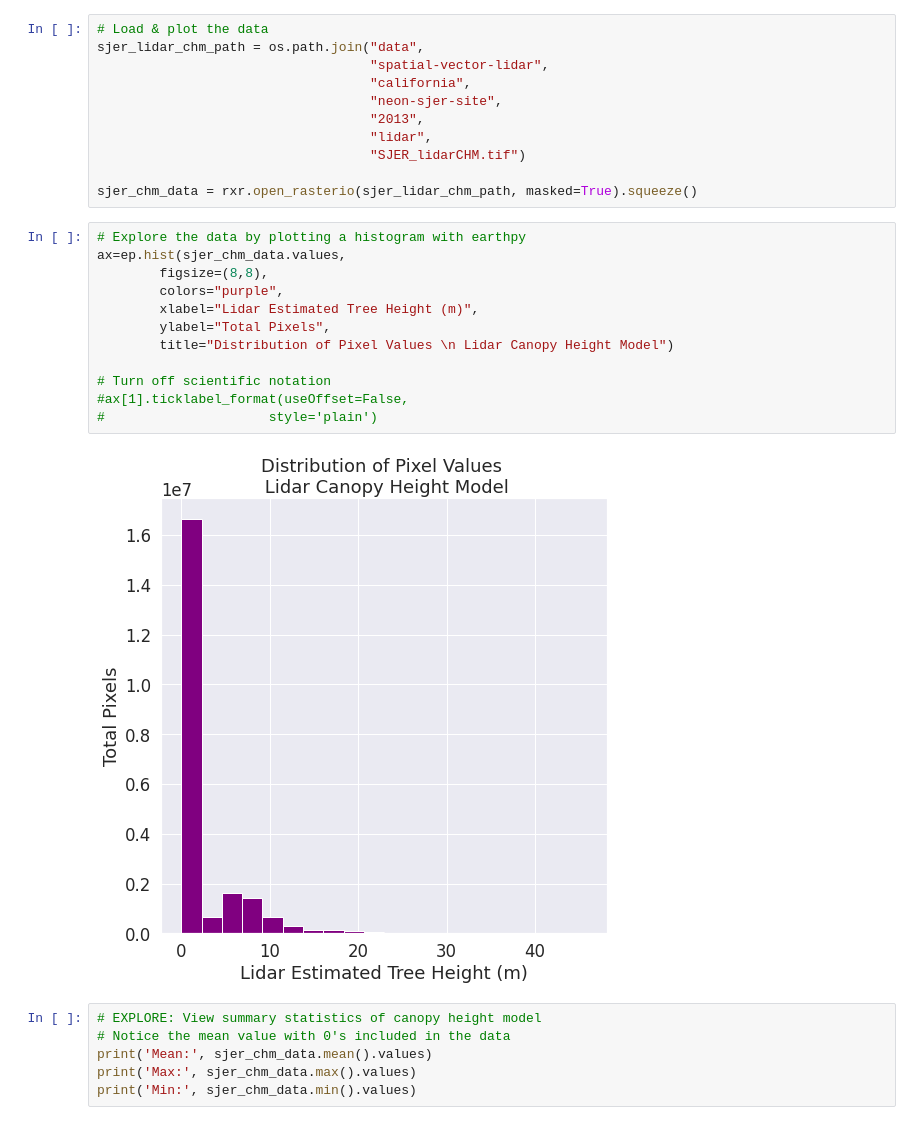
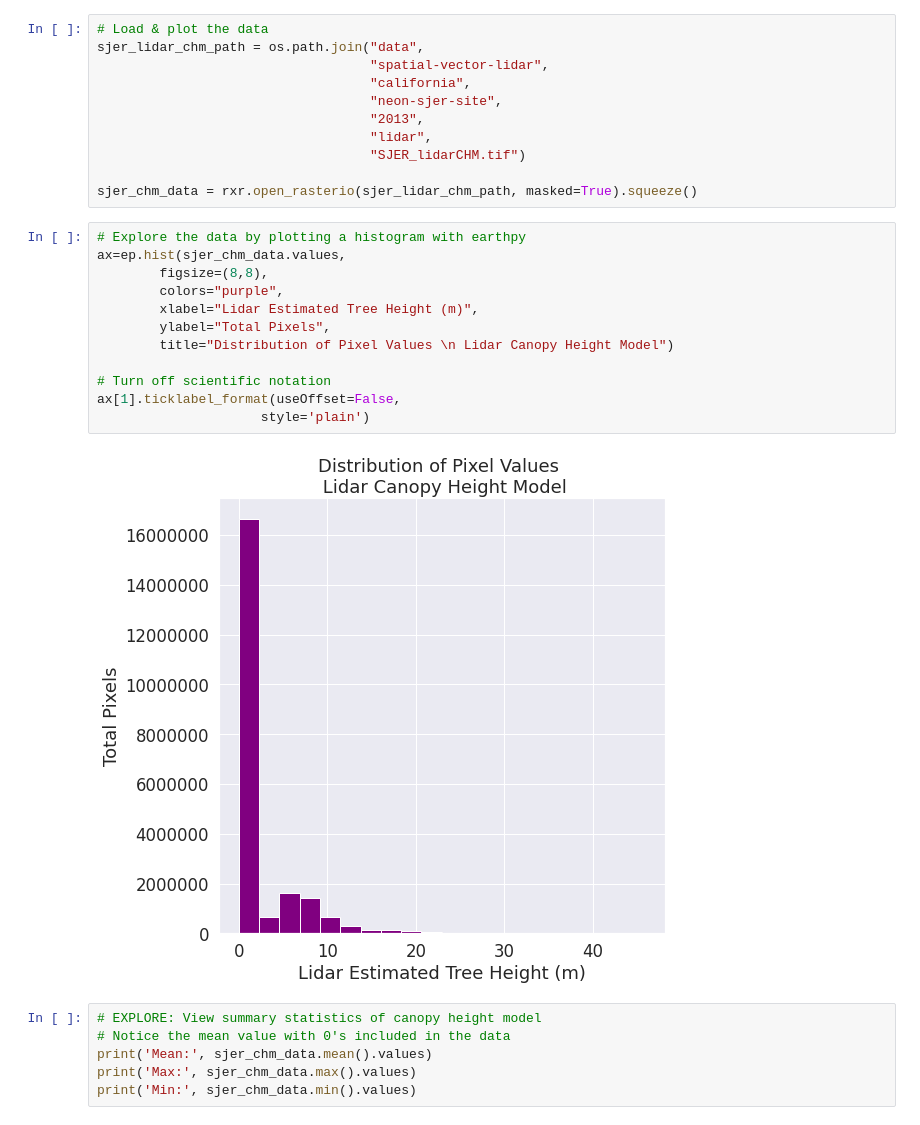
Before and after one commit to MarilynSmith1/EnvDatSci22, a Jupyter notebook: CodeSprints/Regression101.ipynb, the cells around one changed output. Drawn from its saved outputs; the diff is of its cells as text.

```diff
--- a/CodeSprints/Regression101.ipynb
+++ b/CodeSprints/Regression101.ipynb
@@ -112,17 +113,17 @@ sjer_chm_data = rxr.open_rasterio(sjer_lidar_chm_path, masked=True).squeeze()
 # %%
 # Explore the data by plotting a histogram with earthpy
 ax=ep.hist(sjer_chm_data.values,
         figsize=(8,8),
         colors="purple",
         xlabel="Lidar Estimated Tree Height (m)",
         ylabel="Total Pixels",
         title="Distribution of Pixel Values \n Lidar Canopy Height Model")
 
 # Turn off scientific notation
-#ax[1].ticklabel_format(useOffset=False,
-#                     style='plain')
+ax[1].ticklabel_format(useOffset=False,
+                     style='plain')
 # %% [output]
-[figure, old version]
+[figure, new version]
 # %%
 # EXPLORE: View summary statistics of canopy height model
 # Notice the mean value with 0's included in the data
```
Also changed, not shown: parts of 21 cells of this notebook.
